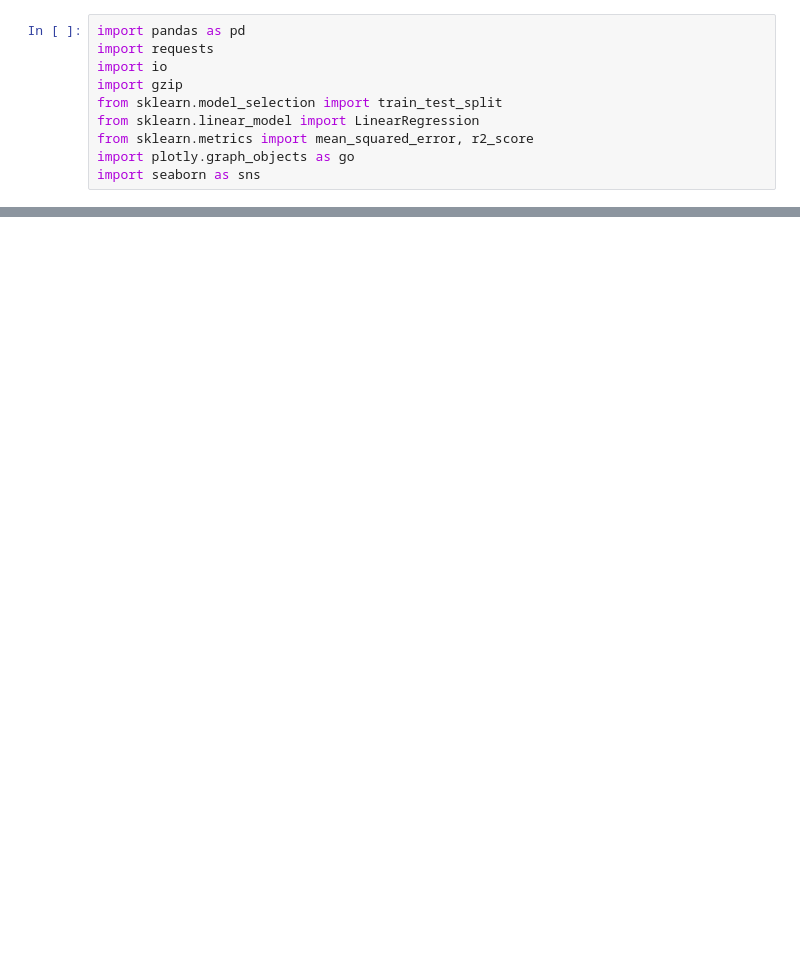
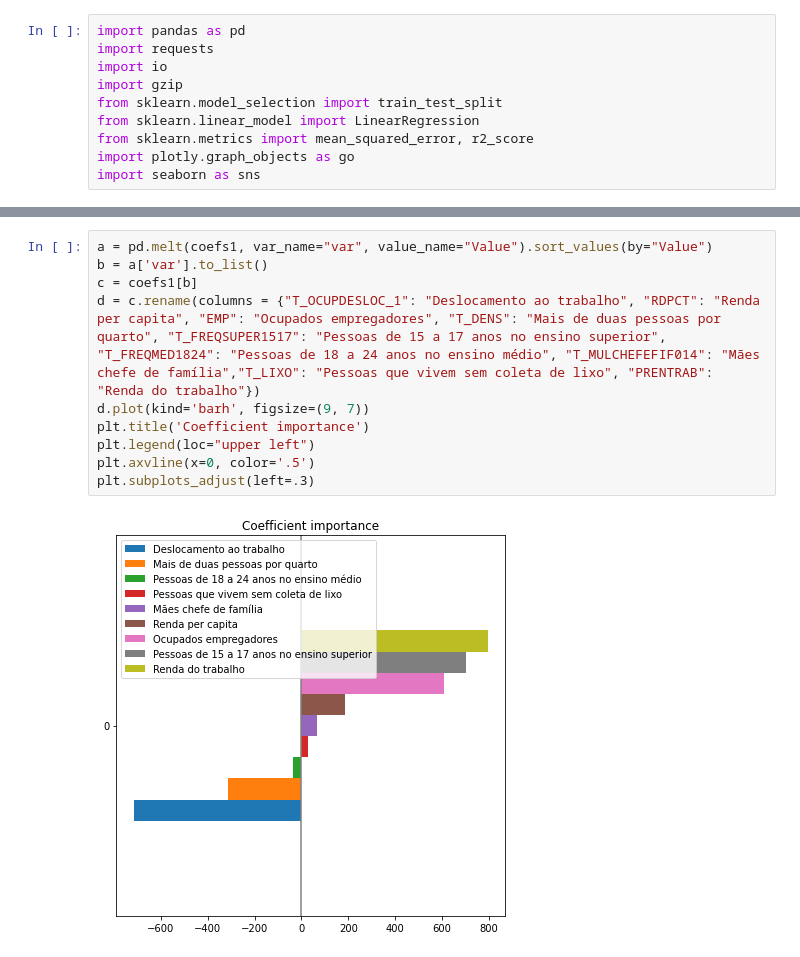
Before and after one commit to mirianbatista/covid-fatores, a Jupyter notebook: regressao_linear_incidencia.ipynb, the cells around one changed output, grey strips where cells are left out. Saved outputs shown, nothing was run; the diff lists cells and outputs as text; blank space fills up the shorter version.

```diff
--- a/regressao_linear_incidencia.ipynb
+++ b/regressao_linear_incidencia.ipynb
@@ -246,0 +214,12 @@ R-squared score (test): 0.450
+# %%
+a = pd.melt(coefs1, var_name="var", value_name="Value").sort_values(by="Value")
+b = a['var'].to_list()
+c = coefs1[b]
+d = c.rename(columns = {"T_OCUPDESLOC_1": "Deslocamento ao trabalho", "RDPCT": "Renda per capita", "EMP": "Ocupados empregadores", "T_DENS": "Mais de duas pessoas por quarto", "T_FREQSUPER1517": "Pessoas de 15 a 17 anos no ensino superior", "T_FREQMED1824": "Pessoas de 18 a 24 anos no ensino médio", "T_MULCHEFEFIF014": "Mães chefe de família","T_LIXO": "Pessoas que vivem sem coleta de lixo", "PRENTRAB": "Renda do trabalho"})
+d.plot(kind='barh', figsize=(9, 7))
+plt.title('Coefficient importance')
+plt.legend(loc="upper left")
+plt.axvline(x=0, color='.5')
+plt.subplots_adjust(left=.3)
+# %% [output]
+[figure, added]
```
Also changed, not shown: parts of 45 cells of this notebook.
